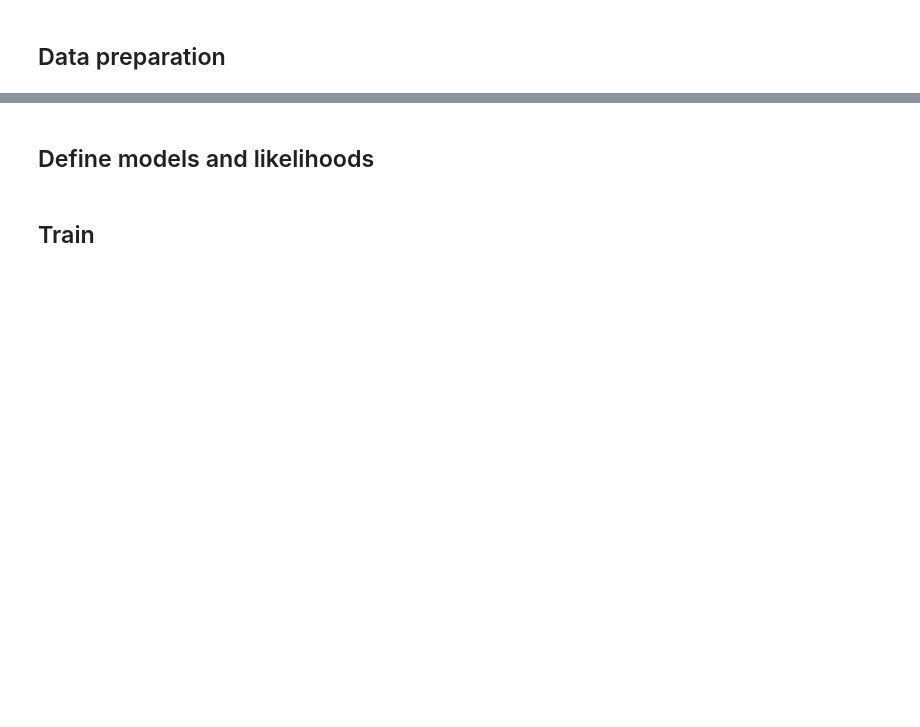
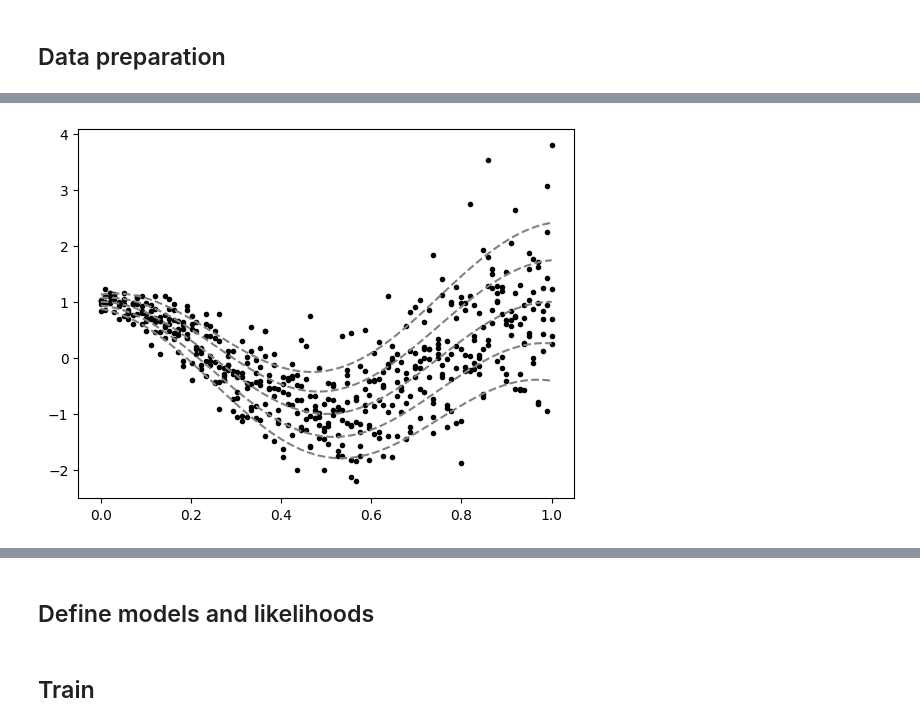
Before and after one commit to JSS95/gpytorch-qr, a Jupyter notebook: examples/01_Prior_Mean/mean_module/mtgpqr_independent.ipynb, the cells around one changed output, grey strips where cells are left out. Cells and saved outputs as stored; diff of their text form; code cells hidden in the pictures; blank space fills up the shorter version.

Commit message:
doc: modify prior mean example
Modify mtgpqr_independent

```diff
--- a/examples/01_Prior_Mean/mean_module/mtgpqr_independent.ipynb
+++ b/examples/01_Prior_Mean/mean_module/mtgpqr_independent.ipynb
@@ -40,13 +46,14 @@ def std(x):
     return x + 0.1
 
 
-x = torch.linspace(0, 1, 100).reshape(-1, 1).to(device)
+x_range = torch.linspace(0, 1, 100).reshape(-1, 1).to(device)
+x = x_range.repeat(5, 1)
 y = (mean(x) + torch.randn(x.shape, device=device).mul(std(x))).squeeze()
-q = torch.linspace(0.1, 0.9, 9).to(device)
-true_quantiles = mean(x) + std(x) * Normal(0, 1).icdf(q)
+q = torch.tensor([0.1, 0.25, 0.5, 0.75, 0.9]).to(device)
+true_quantiles = mean(x_range) + std(x_range) * Normal(0, 1).icdf(q)
 x_pred = torch.linspace(0, 1.5, 100).reshape(-1, 1).to(device)
 # %%
 plt.scatter(x.cpu(), y.cpu(), c="k", marker=".")
-plt.plot(x.cpu(), true_quantiles.cpu(), "--", c="gray")
+plt.plot(x_range.cpu(), true_quantiles.cpu(), "--", c="gray")
 plt.show()
 # %% [output]
@@ -54,3 +60,4 @@ plt.show()
+[figure, added]
 # %%
 class PriorMean(Mean):
     def __init__(self, batch_shape=torch.Size([])):
```
Also changed, not shown: parts of 8 cells of this notebook, 1 other file.
